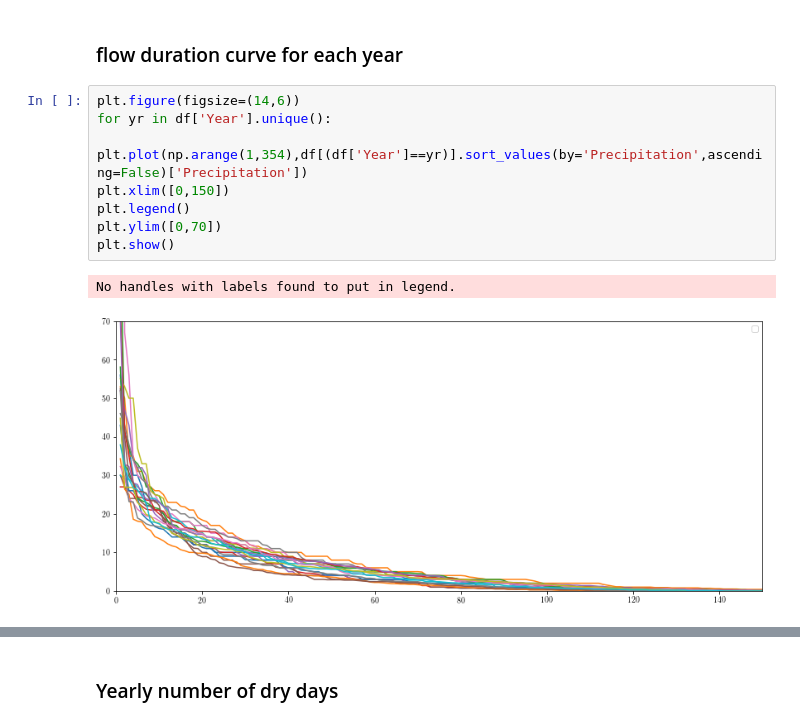
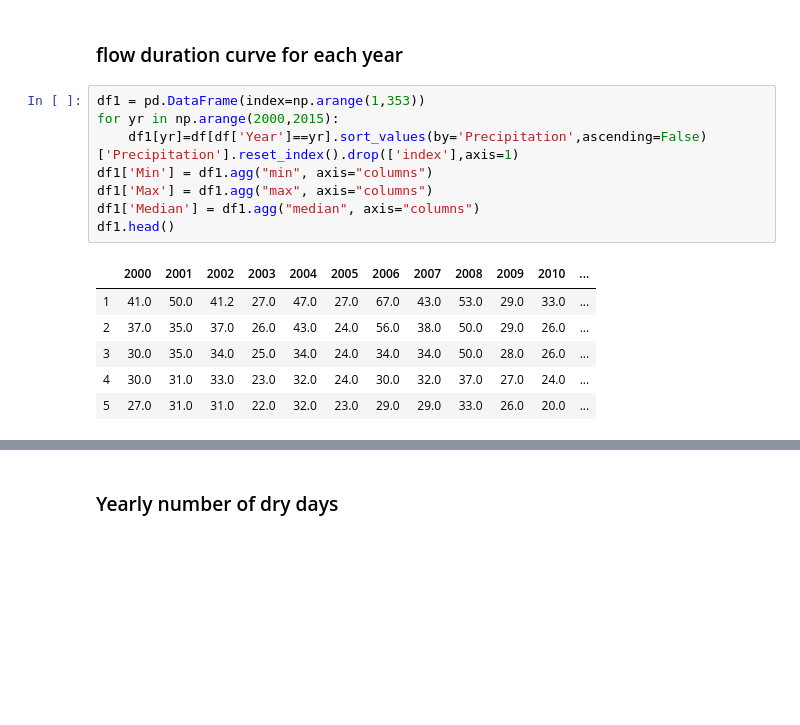
Before and after one commit to e-guenat/GVArainfall, a Jupyter notebook: DailyData_analysis.ipynb, the cells around one changed output, grey strips where cells are left out. Saved outputs shown, nothing was run; the diff lists cells and outputs as text; blank space fills up the shorter version.

```diff
--- a/DailyData_analysis.ipynb
+++ b/DailyData_analysis.ipynb
@@ -76,14 +76,18 @@ df.to_csv(r'PrecipitationGVA_daily.csv', index = False)
 df = pd.read_csv('PrecipitationGVA_daily.csv')
 # %% [markdown]
 ### flow duration curve for each year
-# %%
-plt.figure(figsize=(14,6))
-for yr in df['Year'].unique():
-    plt.plot(np.arange(1,354),df[(df['Year']==yr)].sort_values(by='Precipitation',ascending=False)['Precipitation'])
-plt.xlim([0,150])
-plt.legend()
-plt.ylim([0,70])
-plt.show()
-# %% [output]
-No handles with labels found to put in legend.
-[figure, removed]
+# %%
+df1 = pd.DataFrame(index=np.arange(1,353))
+for yr in np.arange(2000,2015):
+    df1[yr]=df[df['Year']==yr].sort_values(by='Precipitation',ascending=False)['Precipitation'].reset_index().drop(['index'],axis=1)
+df1['Min'] = df1.agg("min", axis="columns")
+df1['Max'] = df1.agg("max", axis="columns")
+df1['Median'] = df1.agg("median", axis="columns")
+df1.head()
+# %% [output]
+|  | 2000 | 2001 | 2002 | 2003 | 2004 | 2005 | 2006 | 2007 | 2008 | 2009 | 2010 | ... |
+| 1 | 41.0 | 50.0 | 41.2 | 27.0 | 47.0 | 27.0 | 67.0 | 43.0 | 53.0 | 29.0 | 33.0 | ... |
+| 2 | 37.0 | 35.0 | 37.0 | 26.0 | 43.0 | 24.0 | 56.0 | 38.0 | 50.0 | 29.0 | 26.0 | ... |
+| 3 | 30.0 | 35.0 | 34.0 | 25.0 | 34.0 | 24.0 | 34.0 | 34.0 | 50.0 | 28.0 | 26.0 | ... |
+| 4 | 30.0 | 31.0 | 33.0 | 23.0 | 32.0 | 24.0 | 30.0 | 32.0 | 37.0 | 27.0 | 24.0 | ... |
+| 5 | 27.0 | 31.0 | 31.0 | 22.0 | 32.0 | 23.0 | 29.0 | 29.0 | 33.0 | 26.0 | 20.0 | ... |
```
Also changed, not shown: parts of 2 cells of this notebook, 1 other file.
